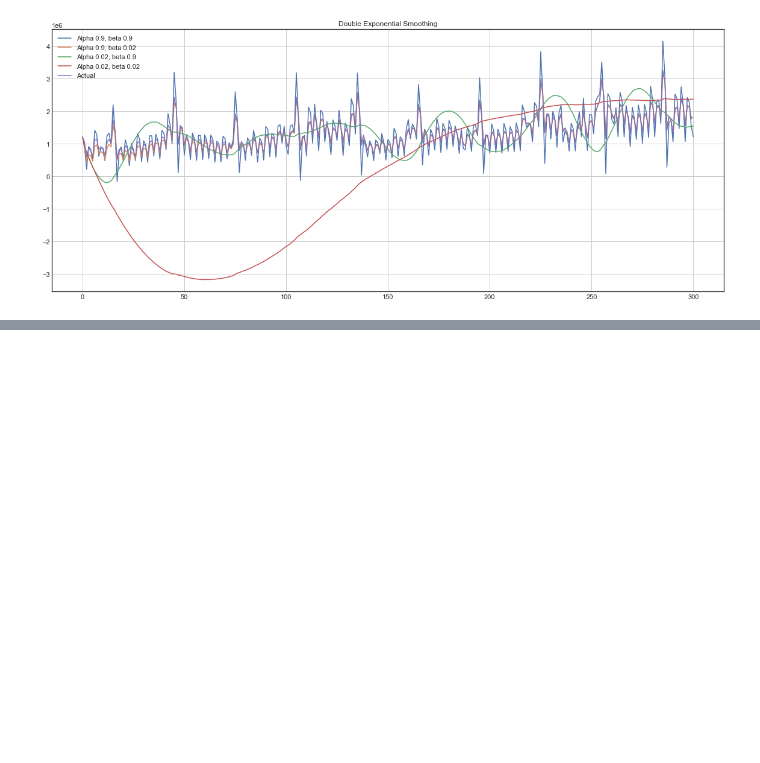
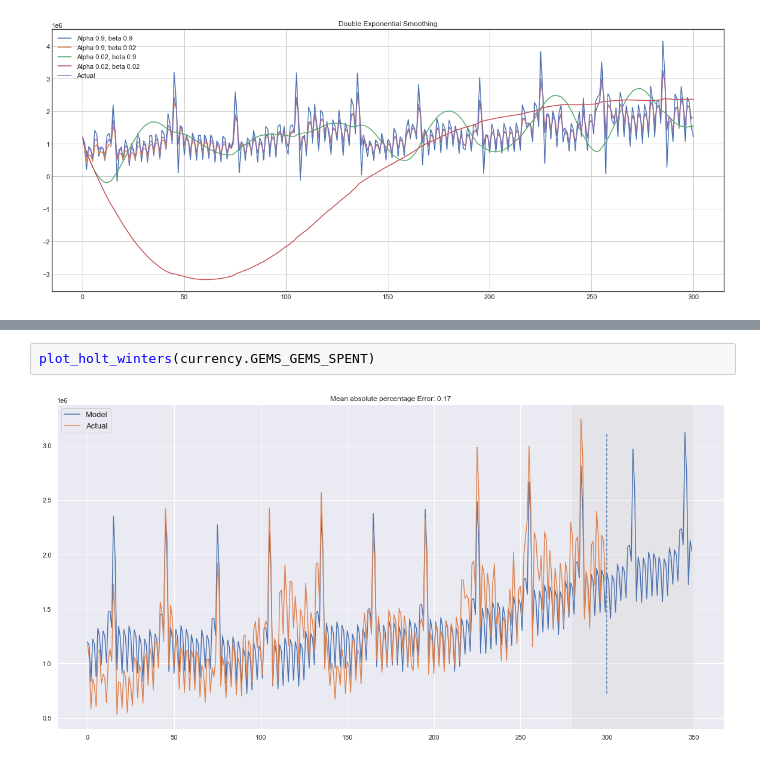
Before and after one commit to adwiza/machine_learning, a Jupyter notebook: ml_23-Time series analysis.ipynb, the cells around one changed output, grey strips where cells are left out. Drawn from its saved outputs; the diff is of its cells as text; blank space fills up the shorter version.

```diff
--- a/ml_23-Time series analysis.ipynb
+++ b/ml_23-Time series analysis.ipynb
@@ -316,0 +562,4 @@ plot_double_exponential_smoothing(currency.GEMS_GEMS_SPENT, alphas=[.9, .02], be
+# %%
+plot_holt_winters(currency.GEMS_GEMS_SPENT)
+# %% [output]
+[figure, added]
```
Also changed, not shown: parts of 21 cells of this notebook.
